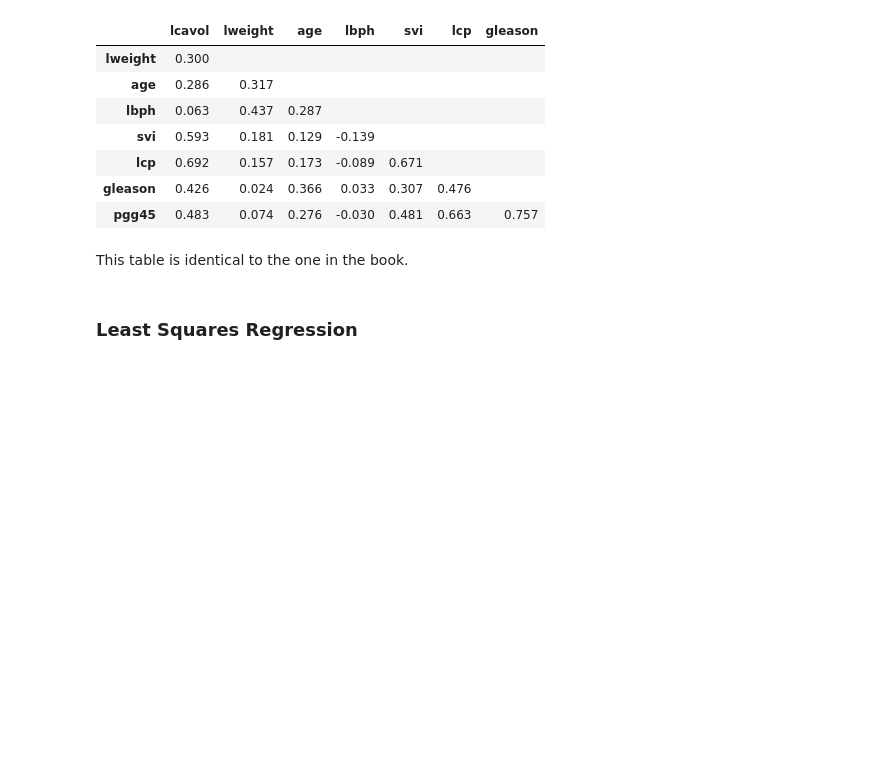
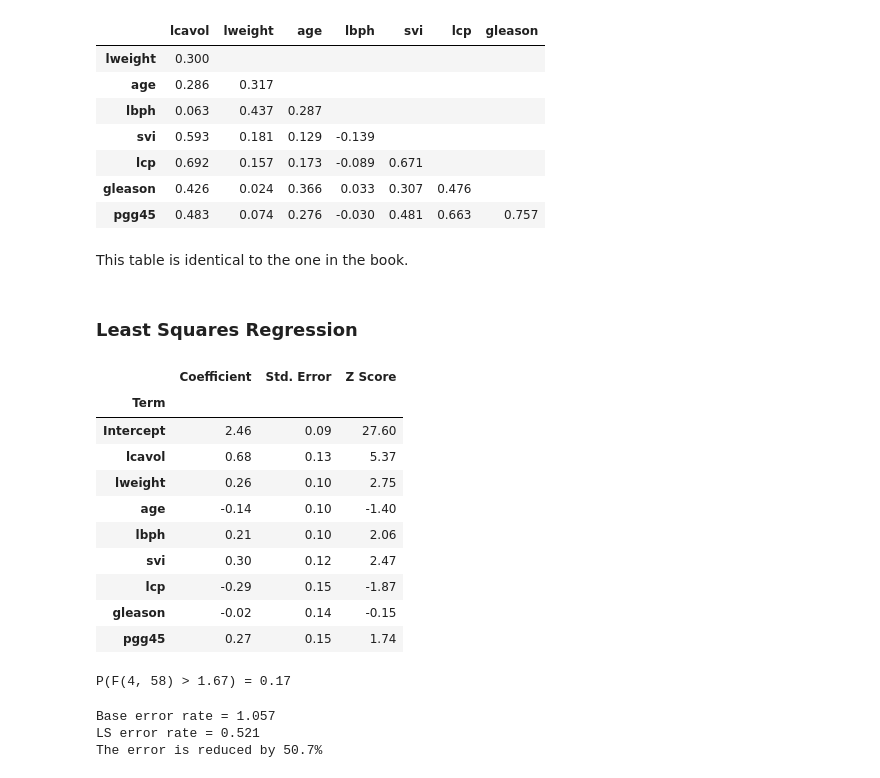
Before and after one commit to abkoesdw/The-Elements-of-Statistical-Learning-Python-Codes, a Jupyter notebook: esl/Chapter 03 - Linear Methods for Regression/3.2.1 Example - Prostate Cancer.ipynb, the cells around one changed output. Saved outputs shown, nothing was run; the diff lists cells and outputs as text; code cells hidden in the pictures; blank space fills up the shorter version.

```diff
--- a/esl/Chapter 03 - Linear Methods for Regression/3.2.1 Example - Prostate Cancer.ipynb
+++ b/esl/Chapter 03 - Linear Methods for Regression/3.2.1 Example - Prostate Cancer.ipynb
@@ -144,0 +200,40 @@ This table is identical to the one in the book.
+# %%
+x_train = df_x[train_test=='T'].values
+y_train =  df_y[train_test=='T'].values
+lsreg = LeastSquaresRegression()
+lsreg.fit(x_train, y_train)
+# %%
+# calculate Z score
+
+lsreg.calculate_z(x_train, y_train)
+# create the Z score table
+df_zscore = pd.DataFrame(
+    {
+        'Term': ["Intercept"] + prostate_cancer.meta[:-1],
+        "Coefficient": lsreg.beta_hat,
+        "Std. Error": lsreg.beta_hat_var,
+        "Z Score": lsreg.z
+    }
+).set_index('Term', drop=True)
+
+# format floats to show only 2 digits precision
+df_zscore.apply(lambda x: x.map('{:,.2f}'.format))
+# %% [output]
+|  | Coefficient | Std. Error | Z Score |
+| Term |  |  |  |
+| Intercept | 2.46 | 0.09 | 27.60 |
+| lcavol | 0.68 | 0.13 | 5.37 |
+| lweight | 0.26 | 0.10 | 2.75 |
+| age | -0.14 | 0.10 | -1.40 |
+| lbph | 0.21 | 0.10 | 2.06 |
+| svi | 0.30 | 0.12 | 2.47 |
+| lcp | -0.29 | 0.15 | -1.87 |
+| gleason | -0.02 | 0.14 | -0.15 |
+| pgg45 | 0.27 | 0.15 | 1.74 |
+# %%
+# calculate F statistic
+x_train_0 = df_x[train_test=='T'].drop(['age', 'lcp', 'gleason', 'pgg45'], axis=1).values
+lsreg.calculate_f(x_train, y_train, x_train_0)
+print("P(F({}, {}) > {:.2f}) = {:.2f}".format(lsreg.dfn, lsreg.dfd, lsreg.F, lsreg.p_value))
+# %% [output]
+P(F(4, 58) > 1.67) = 0.17
@@ -144,0 +246,8 @@ This table is identical to the one in the book.
+# %%
+print("Base error rate = {:.3f}".format(error_base))
+print("LS error rate = {:.3f}".format(error_ls))
+print("The error is reduced by {:.1f}%".format((error_base - error_ls)/error_base * 100))
+# %% [output]
+Base error rate = 1.057
+LS error rate = 0.521
+The error is reduced by 50.7%
```
Also changed, not shown: parts of 6 cells of this notebook.
